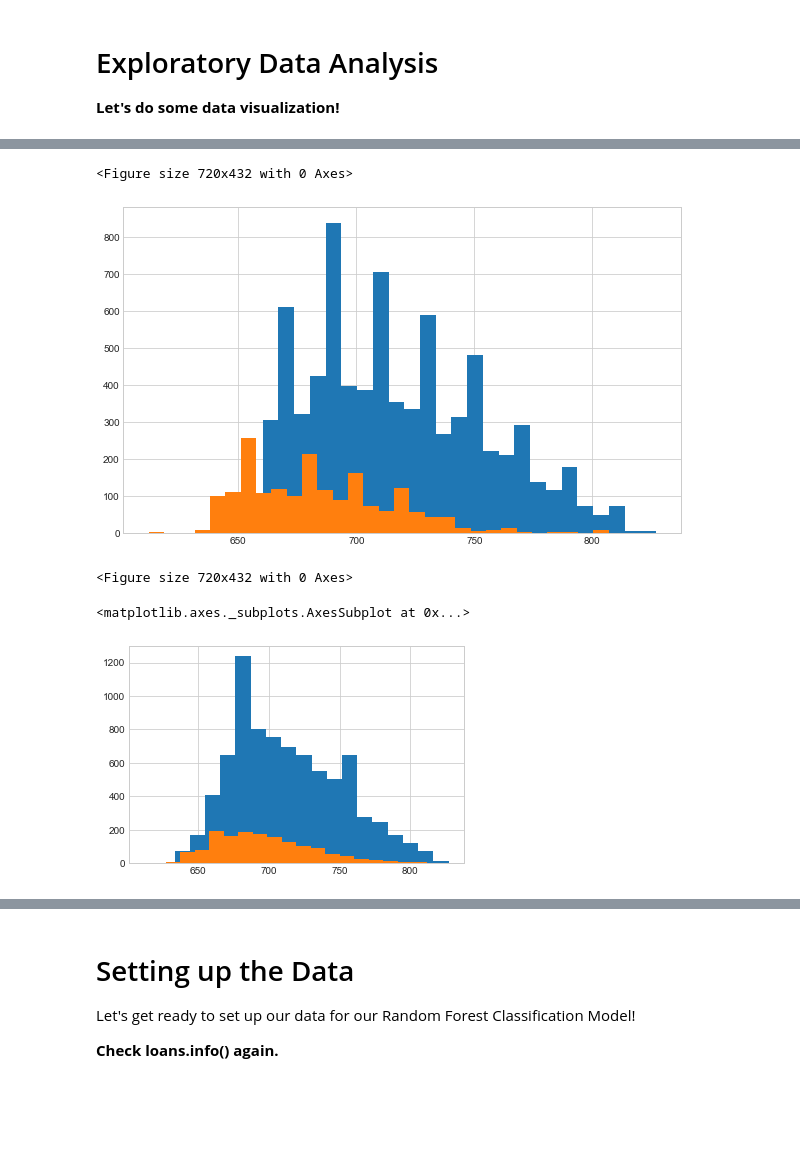
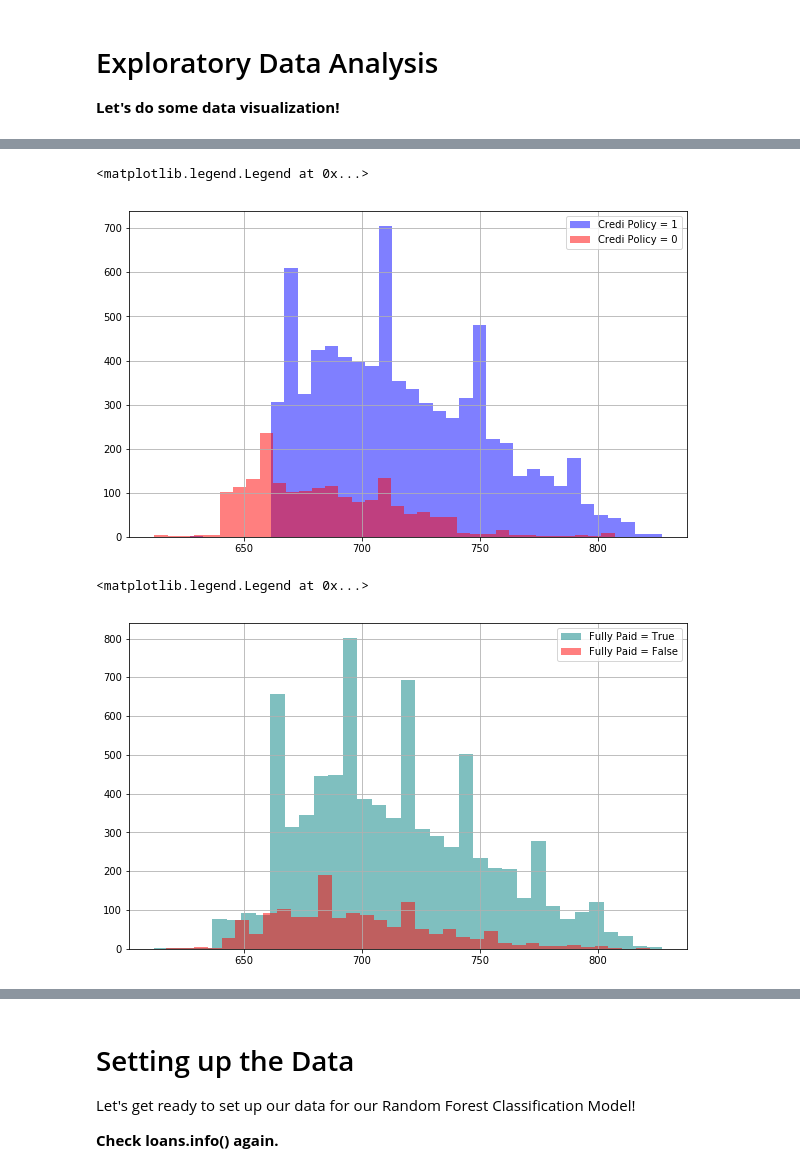
Before and after one commit to abhiksngh/MachineLearningProjects, a Jupyter notebook: Lending Club - Default Prediction/Loan defaults prediction.ipynb, the cells around one changed output, grey strips where cells are left out. Drawn from its saved outputs; the diff is of its cells as text; code cells hidden in the pictures; blank space fills up the shorter version.

```diff
--- a/Lending Club - Default Prediction/Loan defaults prediction.ipynb
+++ b/Lending Club - Default Prediction/Loan defaults prediction.ipynb
@@ -85,18 +80,20 @@ sns.distplot(loans[loans['credit.policy']==1]['fico'],kde=False,color='orange')
 plt.figure(figsize=(10,6))
 
 
-loans[loans['credit.policy']==1]['fico'].hist(bins=30)
-loans[loans['credit.policy']==0]['fico'].hist(bins=30)
+loans[loans['credit.policy']==1]['fico'].hist(bins=35,color='blue',label='Credi Policy = 1',alpha=0.5)
+loans[loans['credit.policy']==0]['fico'].hist(bins=35,color='red',label='Credi Policy = 0',alpha=0.5)
+plt.legend()
 # %% [output]
-<Figure size 720x432 with 0 Axes>
+<matplotlib.legend.Legend at 0x...>
-[figure, old version]
+[figure, new version]
-<Figure size 720x432 with 0 Axes>
 # %%
-loans[loans['not.fully.paid']==0]['fico'].hist(bins=20)
-loans[loans['not.fully.paid']==1]['fico'].hist(bins=20)
+plt.figure(figsize=(10,6))
+loans[loans['not.fully.paid']==0]['fico'].hist(bins=35,color='teal',label='Fully Paid = True',alpha=0.5)
+loans[loans['not.fully.paid']==1]['fico'].hist(bins=35,color='red',label='Fully Paid = False',alpha=0.5)
+plt.legend()
 # %% [output]
-<matplotlib.axes._subplots.AxesSubplot at 0x...>
+<matplotlib.legend.Legend at 0x...>
-[figure, old version]
+[figure, new version]
 # %%
 plt.figure(figsize=(10,6))
 sns.countplot(x='purpose',data=loans,hue='not.fully.paid')
```
Also changed, not shown: parts of 8 cells of this notebook.
